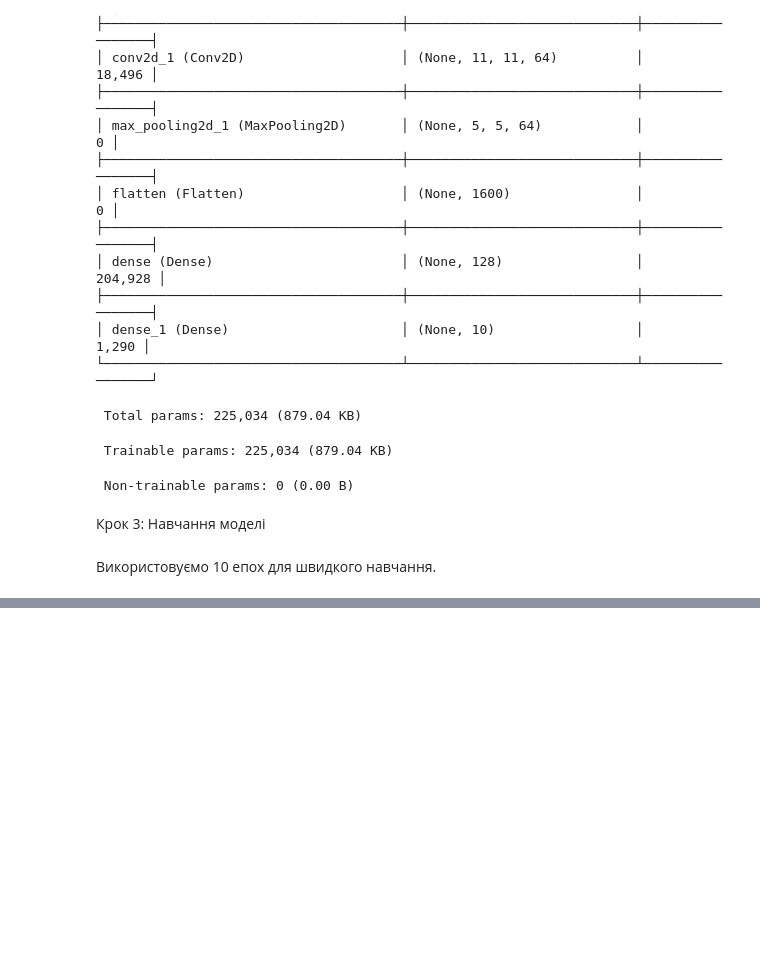
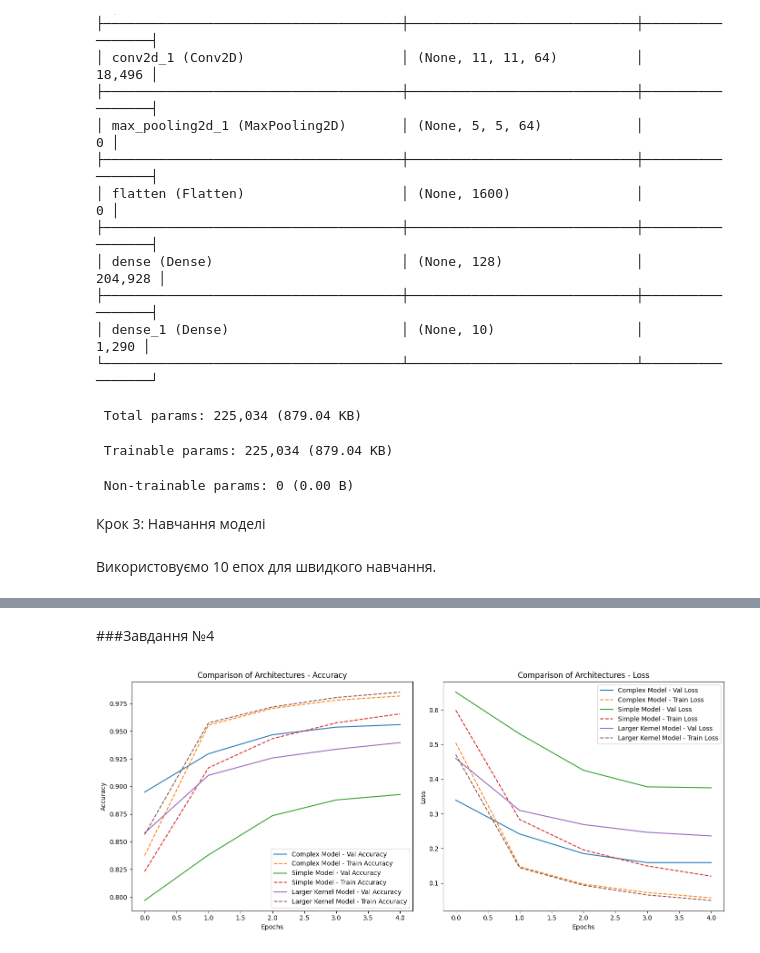
Before and after one commit to kurkur19/Neural_networks_Al_Khmuz_BS_25, a Jupyter notebook: 6lab_NN_Al_Khmuz_BS_25.ipynb, the cells around one changed output, grey strips where cells are left out. Cells and saved outputs as stored; diff of their text form; code cells hidden in the pictures; blank space fills up the shorter version.

```diff
--- a/6lab_NN_Al_Khmuz_BS_25.ipynb
+++ b/6lab_NN_Al_Khmuz_BS_25.ipynb
@@ -205,0 +544,36 @@ Epoch 6/10
+# %% [markdown]
+###Завдання №4
+# %%
+import matplotlib.pyplot as plt
+
+# Функція для побудови графіків втрат та точності
+def plot_results(results, title):
+    plt.figure(figsize=(14, 6))
+
+    # Візуалізація точності
+    plt.subplot(1, 2, 1)
+    for name, hist in results.items():
+        plt.plot(hist['val_accuracy'], label=f'{name} - Val Accuracy')
+        plt.plot(hist['accuracy'], linestyle='dashed', label=f'{name} - Train Accuracy')
+    plt.title(f'{title} - Accuracy')
+    plt.xlabel('Epochs')
+    plt.ylabel('Accuracy')
+    plt.legend()
+
+    # Візуалізація втрат
+    plt.subplot(1, 2, 2)
+    for name, hist in results.items():
+        plt.plot(hist['val_loss'], label=f'{name} - Val Loss')
+        plt.plot(hist['loss'], linestyle='dashed', label=f'{name} - Train Loss')
+    plt.title(f'{title} - Loss')
+    plt.xlabel('Epochs')
+    plt.ylabel('Loss')
+    plt.legend()
+
+    plt.tight_layout()
+    plt.show()
+
+# Візуалізація для різних архітектур
+plot_results(results_architecture, "Comparison of Architectures")
+# %% [output]
+[figure, added]
```
Also changed, not shown: parts of 45 cells of this notebook.
